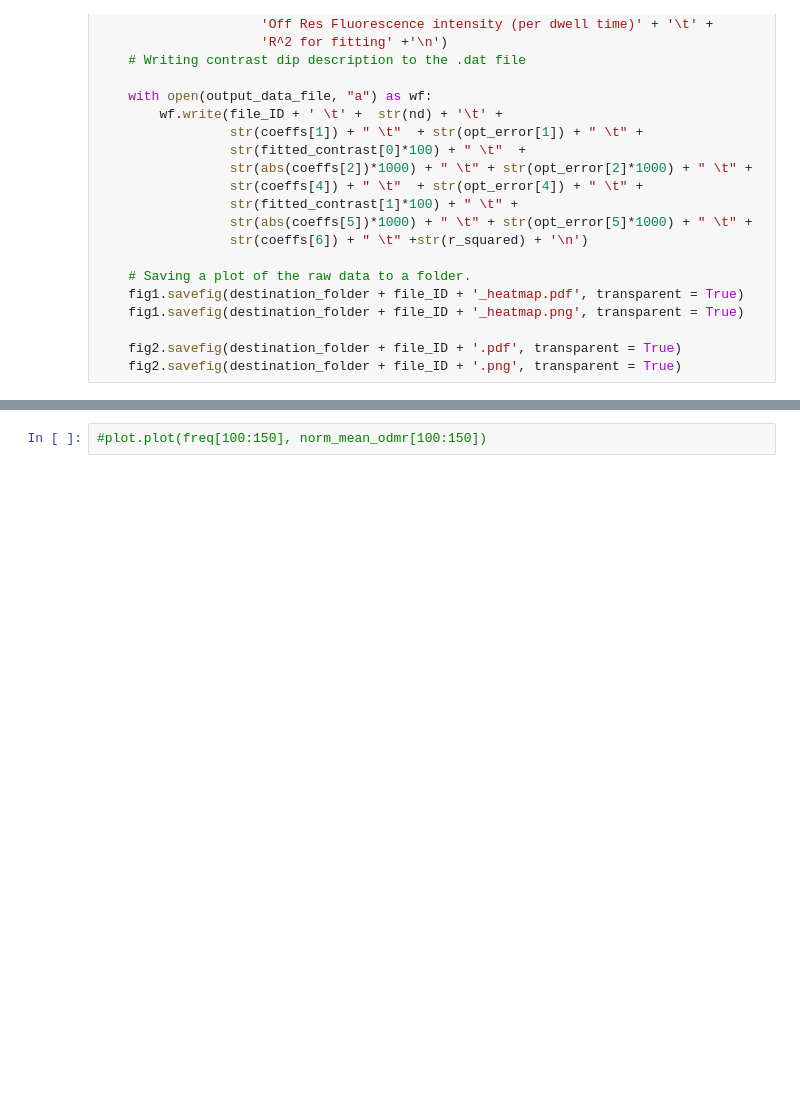
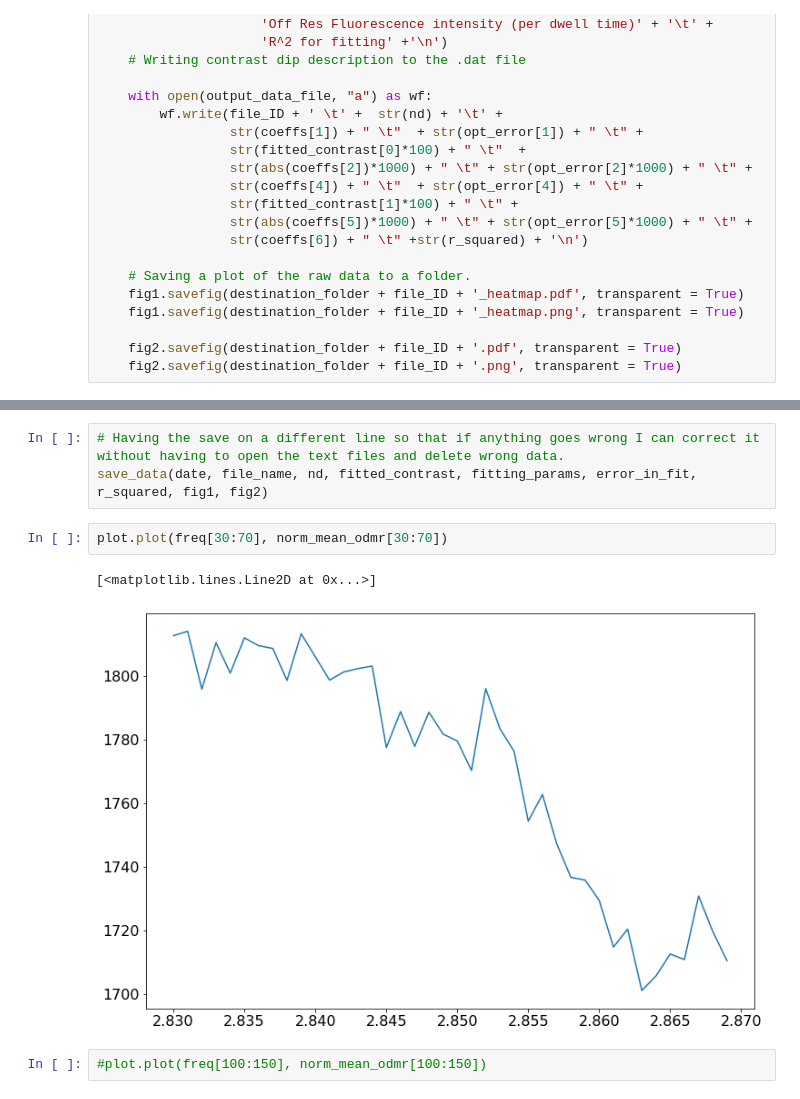
Before and after one commit to Corbyn93/Ryans_Python_Scripts, a Jupyter notebook: Ryan's Jupyter stuff/ODMR analysis/20201028_CW_ODMR_analysis.ipynb, the cells around one changed output, grey strips where cells are left out. Saved outputs shown, nothing was run; the diff lists cells and outputs as text; blank space fills up the shorter version.

```diff
--- a/Ryan's Jupyter stuff/ODMR analysis/20201028_CW_ODMR_analysis.ipynb
+++ b/Ryan's Jupyter stuff/ODMR analysis/20201028_CW_ODMR_analysis.ipynb
@@ -284,3 +290,11 @@ OSError: I:\Science\Physics-Nanobiophotonics\Group\User Data\ODMR\ODMR and imagi
+# %%
+# Having the save on a different line so that if anything goes wrong I can correct it without having to open the text files and delete wrong data.
+save_data(date, file_name, nd, fitted_contrast, fitting_params, error_in_fit, r_squared, fig1, fig2)
+# %%
+plot.plot(freq[30:70], norm_mean_odmr[30:70])
+# %% [output]
+[<matplotlib.lines.Line2D at 0x...>]
+[figure, added]
 # %%
 #plot.plot(freq[100:150], norm_mean_odmr[100:150])
 # %%
```
Also changed, not shown: parts of 3 cells of this notebook, 6 other files.
